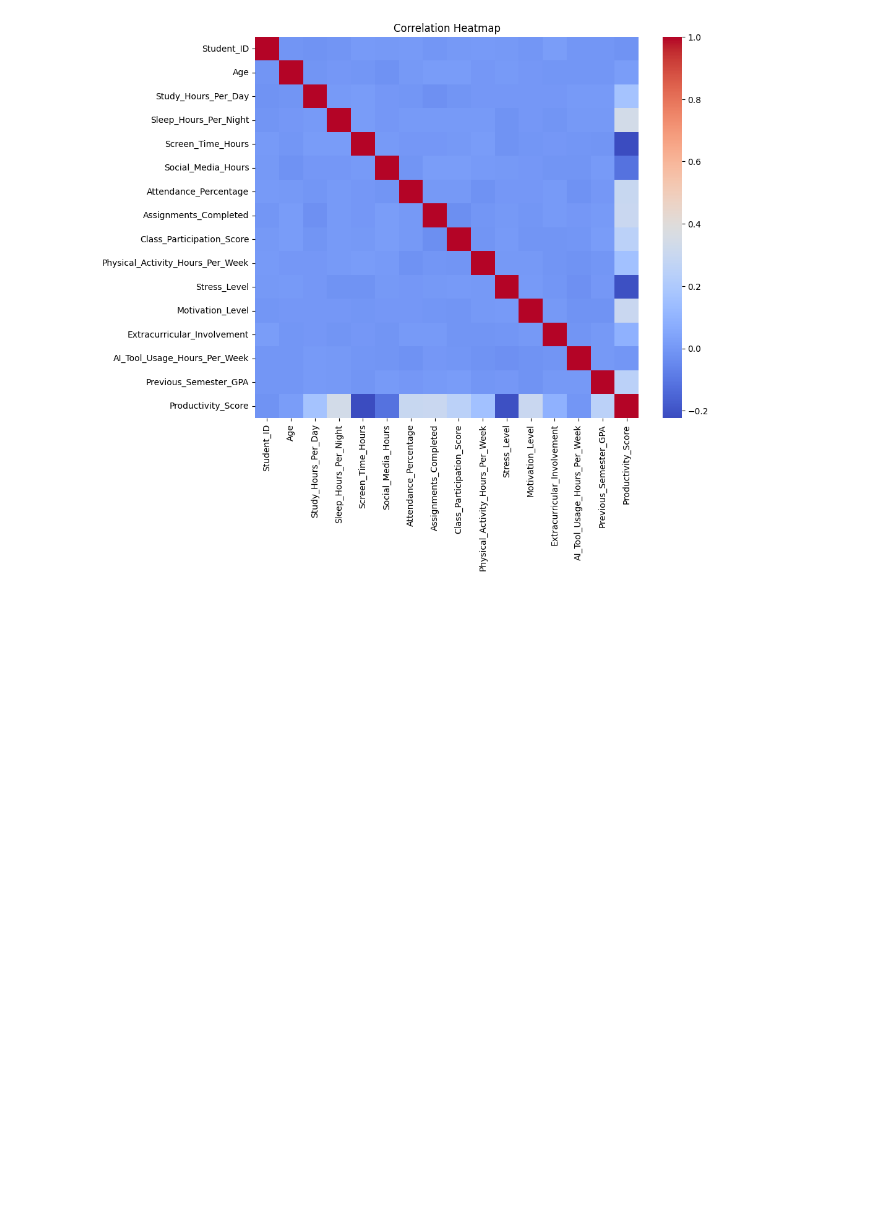
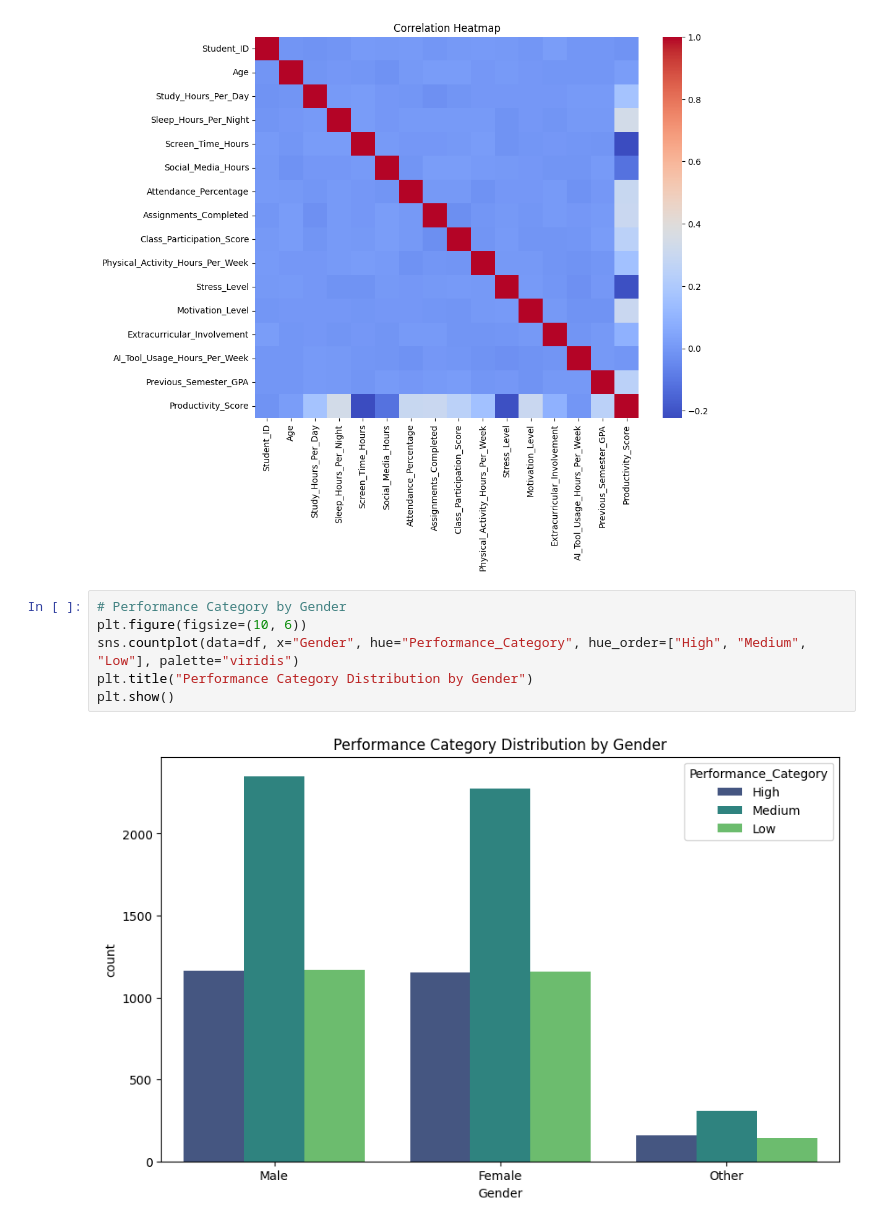
Before and after one commit to gaiyadev/eda-student-productivity, a Jupyter notebook: eda.ipynb, the cells around one changed output. Saved outputs shown, nothing was run; the diff lists cells and outputs as text; blank space fills up the shorter version.

Commit message:
performance base on gender

```diff
--- a/eda.ipynb
+++ b/eda.ipynb
@@ -139,3 +138,11 @@ Stress_Level                       -0.212553
 Screen_Time_Hours                  -0.223059
 Name: Productivity_Score, dtype: float64
 [figure]
+# %%
+# Performance Category by Gender
+plt.figure(figsize=(10, 6))
+sns.countplot(data=df, x="Gender", hue="Performance_Category", hue_order=["High", "Medium", "Low"], palette="viridis")
+plt.title("Performance Category Distribution by Gender")
+plt.show()
+# %% [output]
+[figure, added]
```
Also changed, not shown: parts of 1 cell of this notebook, 2 other files.
